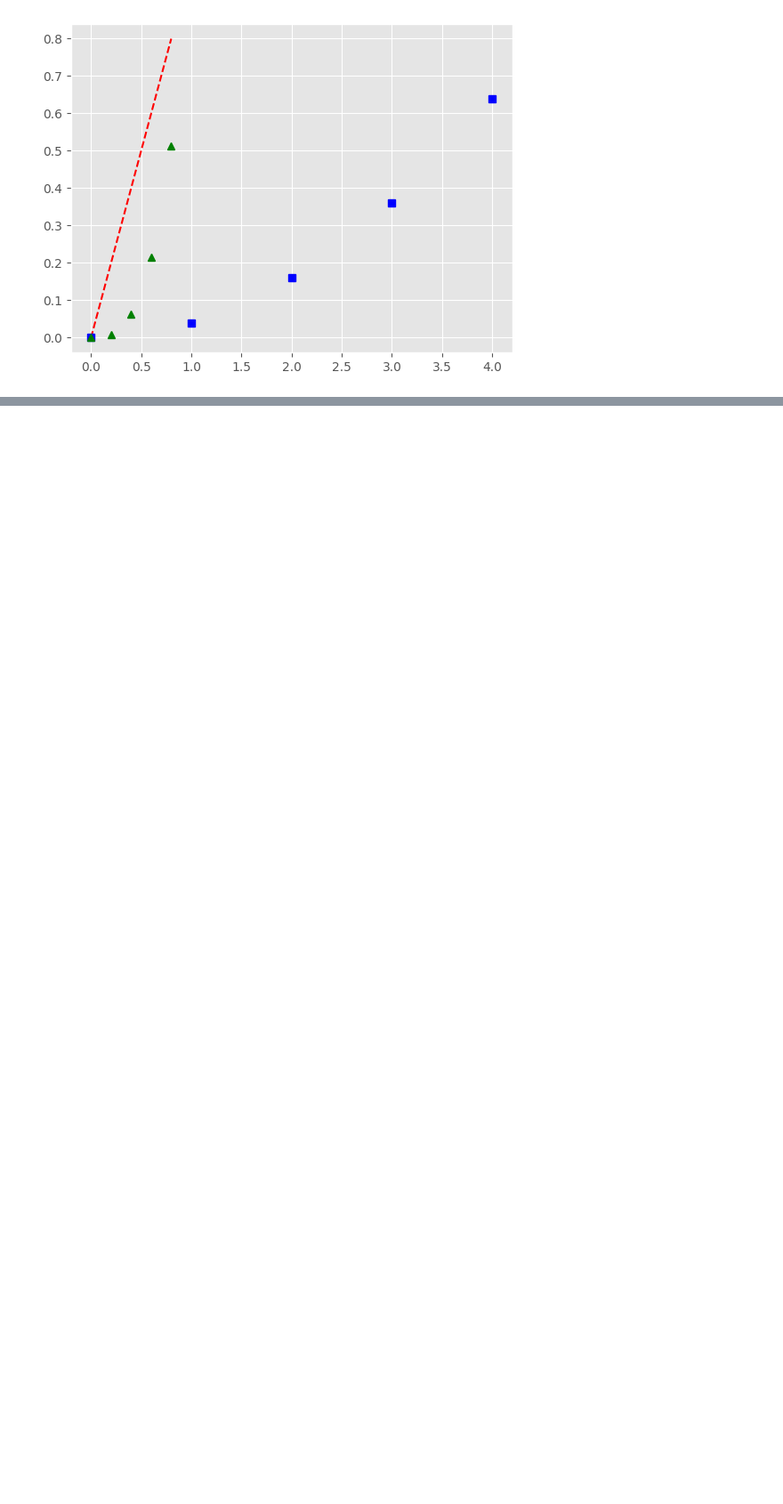
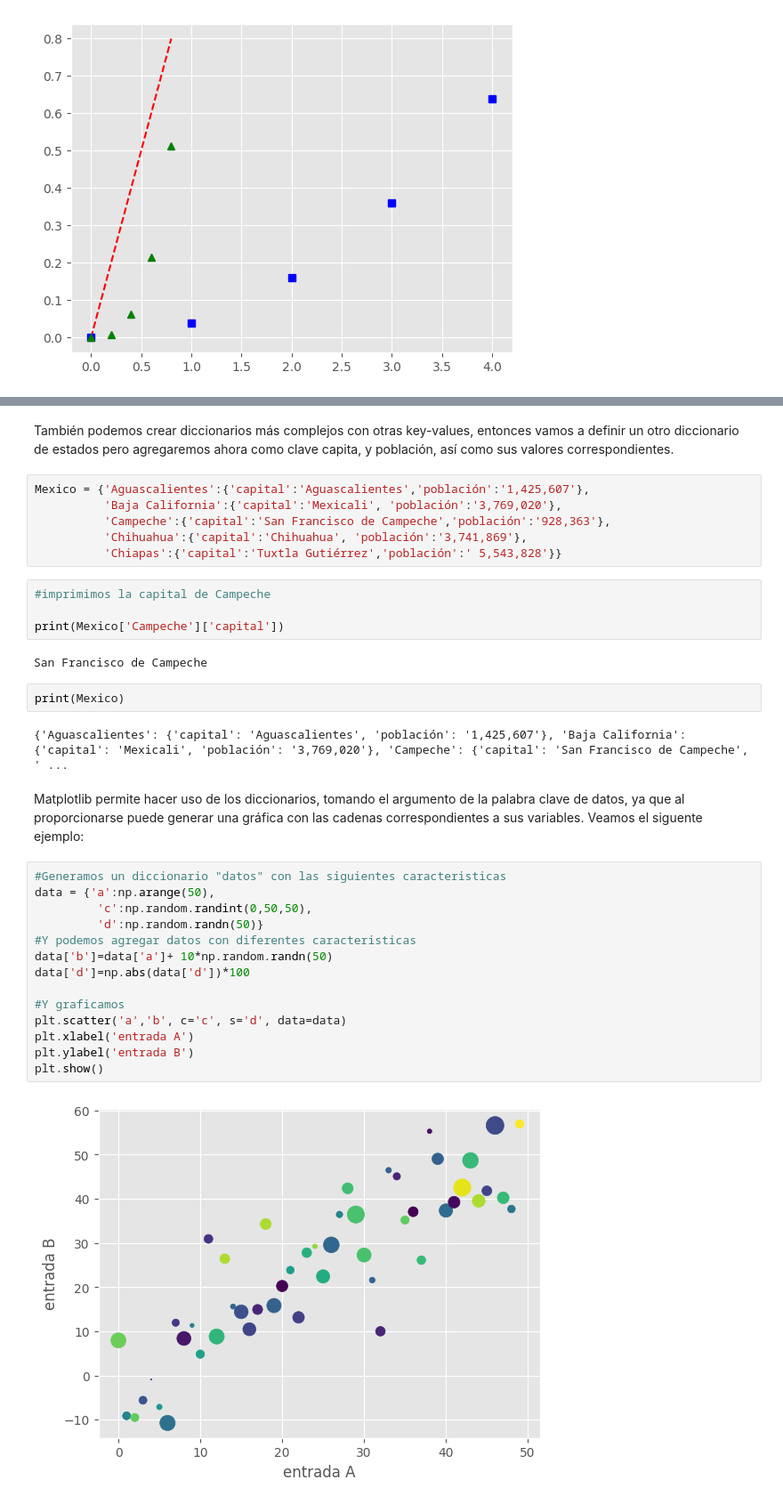
Before and after one commit to Fermionpass/IO, a Jupyter notebook: Data_maipulation_.ipynb, the cells around one changed output, grey strips where cells are left out. Shown at 89% size. Saved outputs shown, nothing was run; the diff lists cells and outputs as text; blank space fills up the shorter version.

```diff
--- a/Data_maipulation_.ipynb
+++ b/Data_maipulation_.ipynb
@@ -281,0 +337,38 @@ plt.show()
+# %% [markdown]
+También podemos crear diccionarios más complejos con otras key-values,
+entonces vamos  a definir un otro diccionario de estados pero agregaremos ahora como clave capita, y población, así como sus valores correspondientes.
+# %%
+Mexico = {'Aguascalientes':{'capital':'Aguascalientes','población':'1,425,607'},
+          'Baja California':{'capital':'Mexicali', 'población':'3,769,020'},
+          'Campeche':{'capital':'San Francisco de Campeche','población':'928,363'},
+          'Chihuahua':{'capital':'Chihuahua', 'población':'3,741,869'},
+          'Chiapas':{'capital':'Tuxtla Gutiérrez','población':' 5,543,828'}}
+# %%
+#imprimimos la capital de Campeche
+
+print(Mexico['Campeche']['capital'])
+# %% [output]
+San Francisco de Campeche
+# %%
+print(Mexico)
+# %% [output]
+{'Aguascalientes': {'capital': 'Aguascalientes', 'población': '1,425,607'}, 'Baja California': {'capital': 'Mexicali', 'población': '3,769,020'}, 'Campeche': {'capital': 'San Francisco de Campeche', ' ...
+# %% [markdown]
+Matplotlib permite hacer uso de los diccionarios,  tomando el argumento de la palabra clave  de datos, ya que al proporcionarse puede generar una gráfica con las cadenas correspondientes a sus variables.
+Veamos el siguente ejemplo:
+# %%
+#Generamos un diccionario "datos" con las siguientes caracteristicas
+data = {'a':np.arange(50),
+         'c':np.random.randint(0,50,50),
+         'd':np.random.randn(50)}
+#Y podemos agregar datos con diferentes caracteristicas
+data['b']=data['a']+ 10*np.random.randn(50)
+data['d']=np.abs(data['d'])*100
+
+#Y graficamos
+plt.scatter('a','b', c='c', s='d', data=data)
+plt.xlabel('entrada A')
+plt.ylabel('entrada B')
+plt.show()
+# %% [output]
+[figure, added]
```
Also changed, not shown: parts of 8 cells of this notebook.
